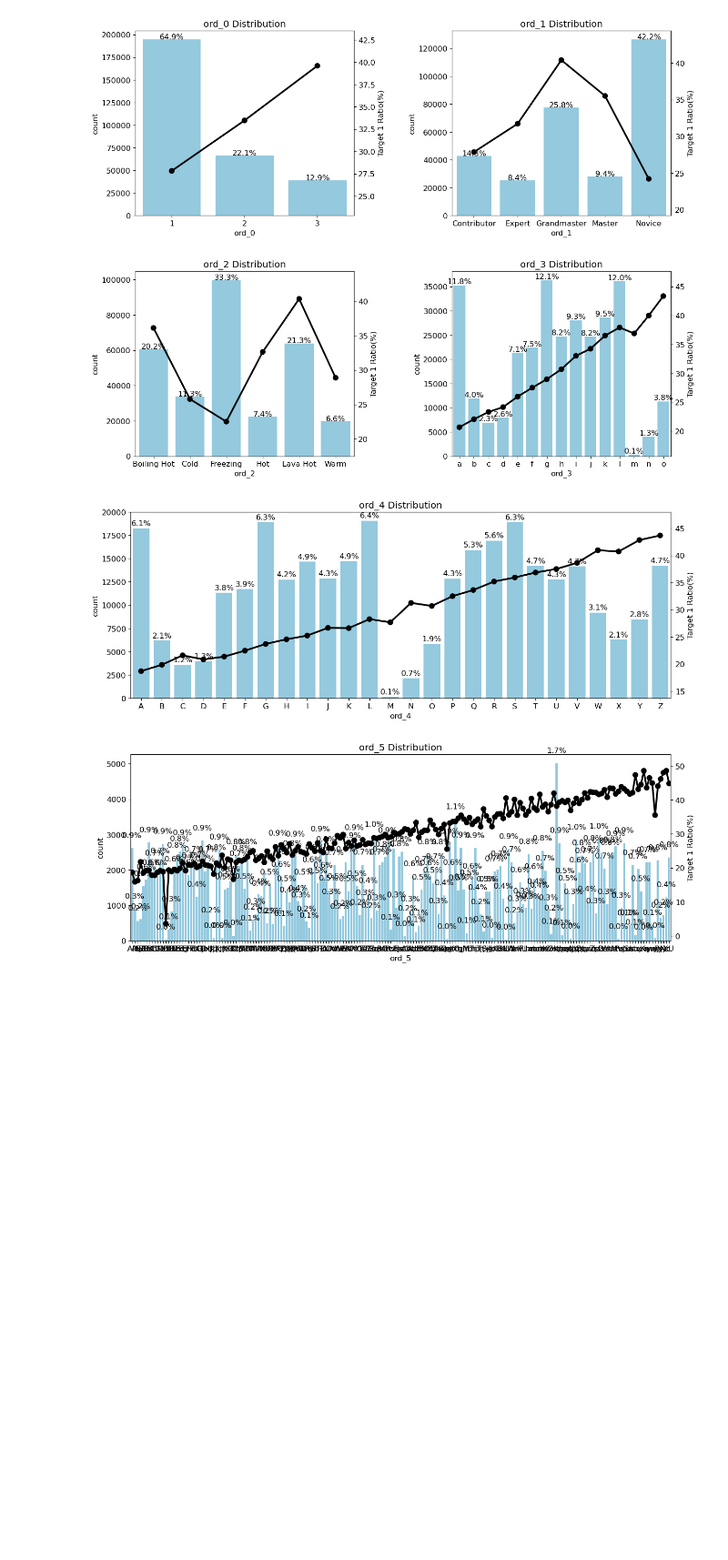
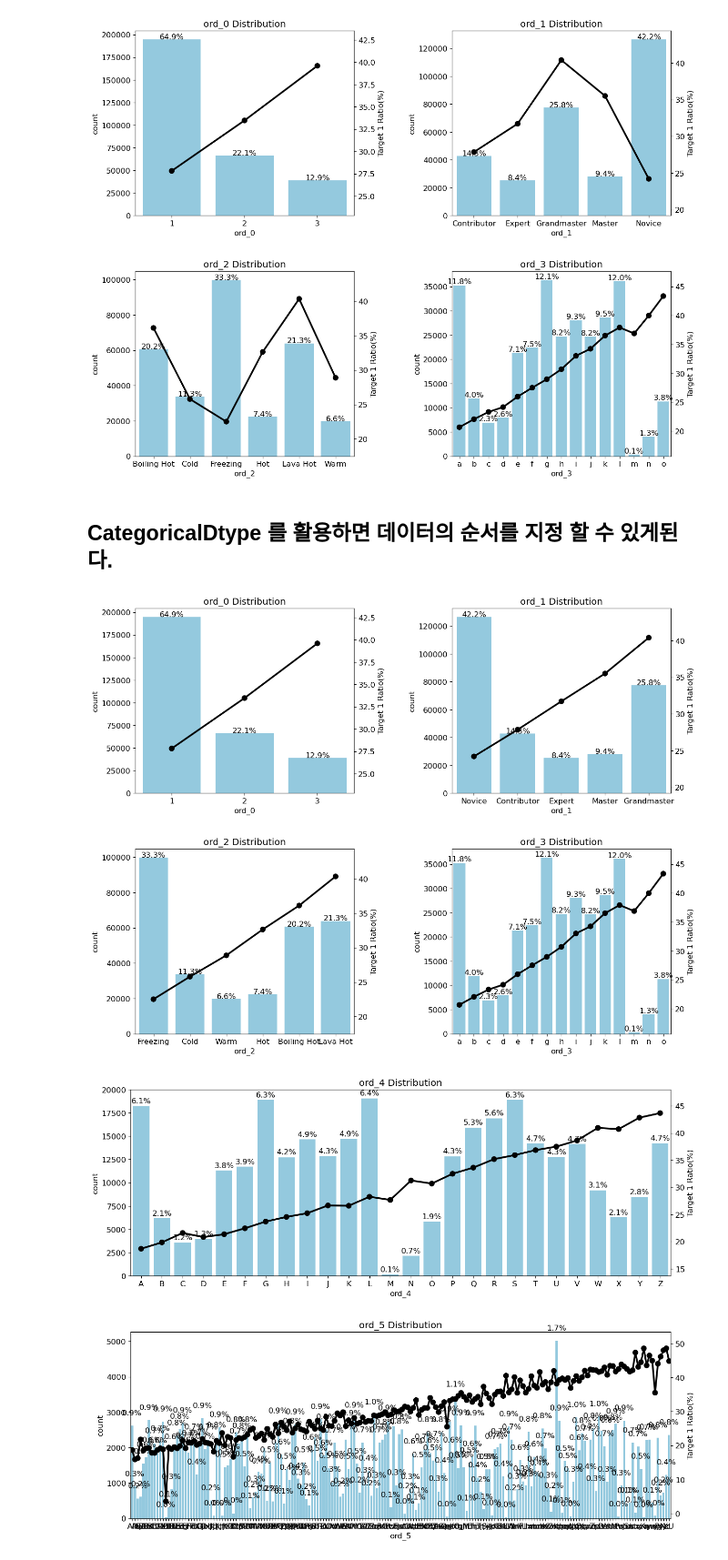
Before and after one commit to justin-kim3000/DL_Kaggle, a Jupyter notebook: Kaggle/ML/Categorical_Feature_Encoding_Challenge/data_preprocessing.ipynb, the cells around one changed output. Shown at 91% size. Saved outputs shown, nothing was run; the diff lists cells and outputs as text; code cells hidden in the pictures; blank space fills up the shorter version.

Commit message:
update_data_graph

```diff
--- a/Kaggle/ML/Categorical_Feature_Encoding_Challenge/data_preprocessing.ipynb
+++ b/Kaggle/ML/Categorical_Feature_Encoding_Challenge/data_preprocessing.ipynb
@@ -309,11 +327,14 @@ plot_cat_dist_with_true_ratio(train, ord_features,
                              size=(15,12))
 # %% [output]
 [figure]
+# %% [markdown]
+## CategoricalDtype 를 활용하면 데이터의 순서를 지정 할 수 있게된다.
 # %%
 from pandas.api.types import CategoricalDtype
 # %%
-ord_1_value = ['Grandmaster' 'Expert' 'Novice' 'Contributor' 'Master']
-ord_2_value = ['Cold' 'Hot' 'Lava Hot' 'Boiling Hot' 'Freezing' 'Warm']
+# ord_1과 2는 순서 정렬이 안되어있으므로, 수동으로 순서를 정렬해 준다.
+ord_1_value = ['Novice', 'Contributor', 'Expert', 'Master', 'Grandmaster']
+ord_2_value = ['Freezing', 'Cold', 'Warm', 'Hot', 'Boiling Hot', 'Lava Hot']
 
 # 순서를 지정한 범주형 데이터 타입
 ord_1_dtype = CategoricalDtype(categories=ord_1_value, ordered=True)
@@ -323,8 +344,10 @@ ord_2_dtype = CategoricalDtype(categories=ord_2_value, ordered=True)
 train['ord_1'] = train['ord_1'].astype(ord_1_dtype)
 train['ord_2'] = train['ord_2'].astype(ord_2_dtype)
 # %%
-# plot_cat_dist_with_true_ratio(train, ord_features,
-#                              num_rows=2,num_cols=2, size=(15,12))
+plot_cat_dist_with_true_ratio(train, ord_features,
+                             num_rows=2,num_cols=2, size=(15,12))
+# %% [output]
+[figure, added]
 # %%
 plot_cat_dist_with_true_ratio(train, ['ord_4', 'ord_5'],
                               num_rows=2, num_cols=1, size=(15, 12))
```
Also changed, not shown: parts of 13 cells of this notebook, 1 other file.
